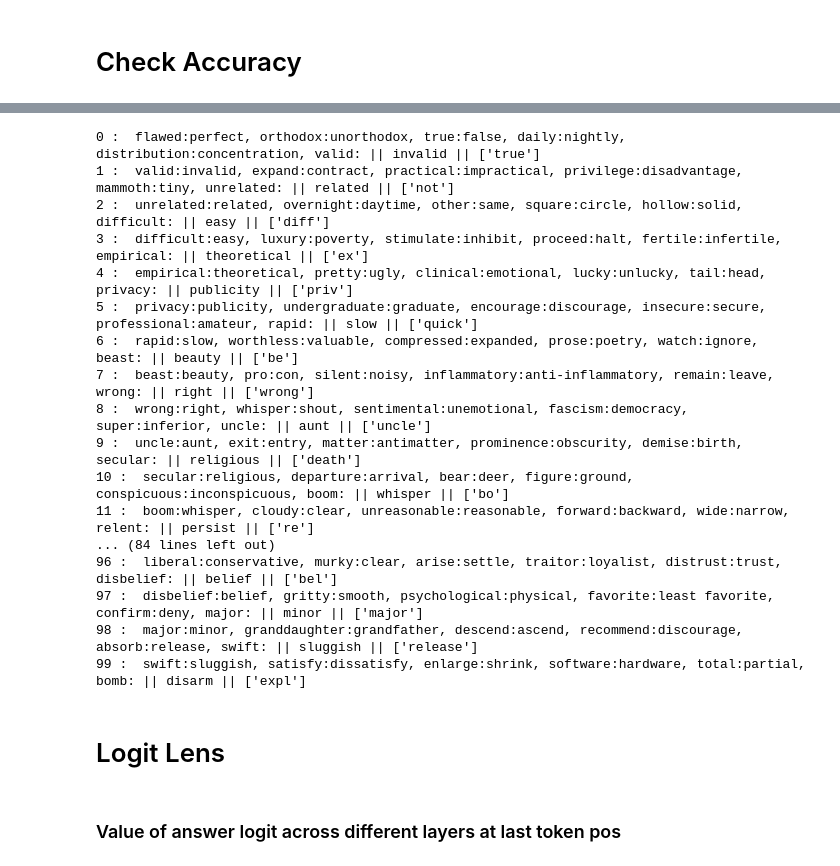
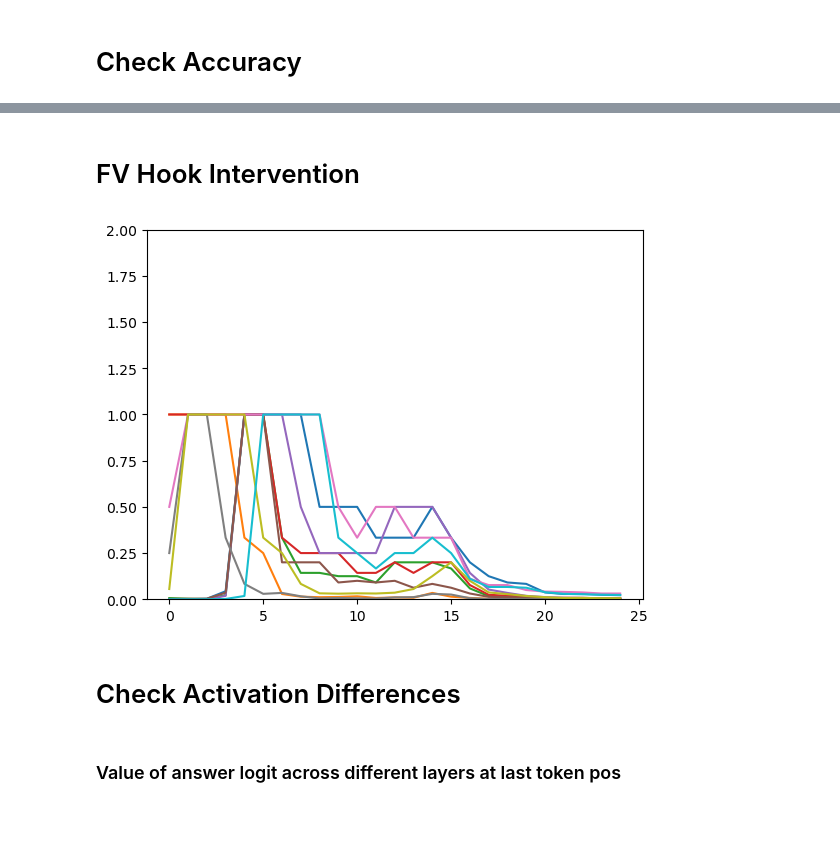
Before and after one commit to Itam67/function_vectors, a Jupyter notebook: notebooks/ICL_Explorations.ipynb, the cells around one changed output, grey strips where cells are left out. Drawn from its saved outputs; the diff is of its cells as text; code cells hidden in the pictures; blank space fills up the shorter version.

Commit message:
Added hook

```diff
--- a/notebooks/ICL_Explorations.ipynb
+++ b/notebooks/ICL_Explorations.ipynb
@@ -134,5 +105,18 @@ last_positions = prompts_tokens[:,1:].where(prompts_tokens[:, 1:] == 50256, 0).a
+# %%
+# Set up Tokenizer
+model.tokenizer.padding_side = 'left'
+model.tokenizer.pad_token = model.tokenizer.eos_token
+
+# Get tokens from prompts
+#prompts_tokens = model.to_tokens(prompts)
+#prompts_tokens = prompts_tokens.cuda()
+zero_shot_tokens = model.to_tokens(zero_shot_prompts, prepend_bos=False)
+zero_shot_tokens = zero_shot_tokens.cuda()
+
+answers_tokens = model.to_tokens(answers, prepend_bos=False)
+answers_tokens = answers_tokens.cuda()
 # %% [markdown]
 # Run the Model
 # %%
-# Run the model and cache all activations
-logits, cache = model.run_with_cache(prompts_tokens)
+# Run the model
+logits, c = model.run_with_cache(zero_shot_tokens[0])
@@ -148,24 +130,19 @@ tensor(20, device='cuda:0')
-# %%
-correct_examples = (logits_at_last_position.argmax(dim=1) == answers_tokens[:, 0]).nonzero()
-for i in correct_examples:
-    print(i, ': ', prompts[i],"||", answers[i], "||", model.to_str_tokens(logits_at_last_position[i].argmax(dim=-1)))
-# %% [output]
-0 :  flawed:perfect, orthodox:unorthodox, true:false, daily:nightly, distribution:concentration, valid: || invalid || ['true']
-1 :  valid:invalid, expand:contract, practical:impractical, privilege:disadvantage, mammoth:tiny, unrelated: || related || ['not']
-2 :  unrelated:related, overnight:daytime, other:same, square:circle, hollow:solid, difficult: || easy || ['diff']
-3 :  difficult:easy, luxury:poverty, stimulate:inhibit, proceed:halt, fertile:infertile, empirical: || theoretical || ['ex']
-4 :  empirical:theoretical, pretty:ugly, clinical:emotional, lucky:unlucky, tail:head, privacy: || publicity || ['priv']
-5 :  privacy:publicity, undergraduate:graduate, encourage:discourage, insecure:secure, professional:amateur, rapid: || slow || ['quick']
-6 :  rapid:slow, worthless:valuable, compressed:expanded, prose:poetry, watch:ignore, beast: || beauty || ['be']
-7 :  beast:beauty, pro:con, silent:noisy, inflammatory:anti-inflammatory, remain:leave, wrong: || right || ['wrong']
-8 :  wrong:right, whisper:shout, sentimental:unemotional, fascism:democracy, super:inferior, uncle: || aunt || ['uncle']
-9 :  uncle:aunt, exit:entry, matter:antimatter, prominence:obscurity, demise:birth, secular: || religious || ['death']
-10 :  secular:religious, departure:arrival, bear:deer, figure:ground, conspicuous:inconspicuous, boom: || whisper || ['bo']
-11 :  boom:whisper, cloudy:clear, unreasonable:reasonable, forward:backward, wide:narrow, relent: || persist || ['re']
-... (84 lines left out)
-96 :  liberal:conservative, murky:clear, arise:settle, traitor:loyalist, distrust:trust, disbelief: || belief || ['bel']
-97 :  disbelief:belief, gritty:smooth, psychological:physical, favorite:least favorite, confirm:deny, major: || minor || ['major']
-98 :  major:minor, granddaughter:grandfather, descend:ascend, recommend:discourage, absorb:release, swift: || sluggish || ['release']
-99 :  swift:sluggish, satisfy:dissatisfy, enlarge:shrink, software:hardware, total:partial, bomb: || disarm || ['expl']
-# %% [markdown]
-# Logit Lens
+# %%
+correct_examples = 0
+total = 0
+
+for i,x in enumerate(logits[:, -1]):
+    # Get top token
+    top_token = x.argmax()
+
+    # Check if top token is answer token
+    if model.tokenizer.decode(top_token) == model.tokenizer.decode(answers_tokens[i, -1]):
+        # Matches raw answer token
+        correct_examples+=1
+
+    total += 1
+
+# Print average accuracy on the task
+print(correct_examples / total)
+# %% [markdown]
+# FV Hook Intervention
@@ -171,0 +209,7 @@ for i in correct_examples:
+# %%
+# Plot the results
+plt.ylim([0,2])
+for x in correct_token_rank_prompts:
+    plt.plot(x)
+# %% [output]
+[figure, added]
@@ -172,2 +245,4 @@ for i in correct_examples:
+# %% [markdown]
+# Check Activation Differences
 # %% [markdown]
 ### Value of answer logit across different layers at last token pos
```
Also changed, not shown: parts of 25 cells of this notebook.
